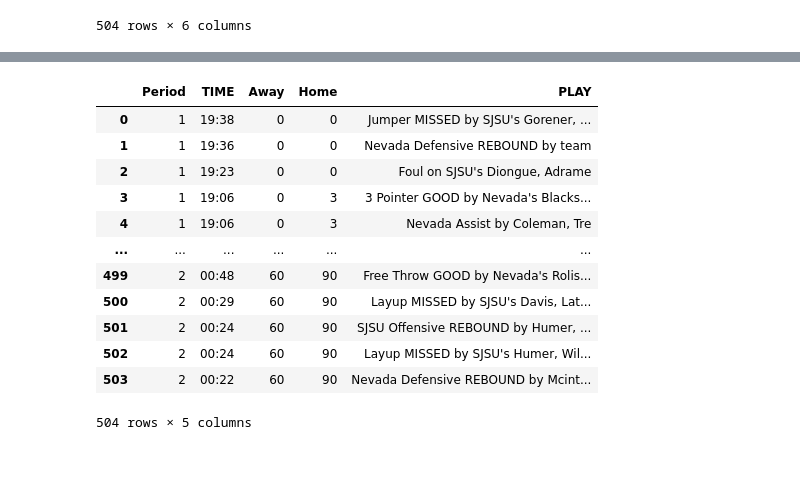
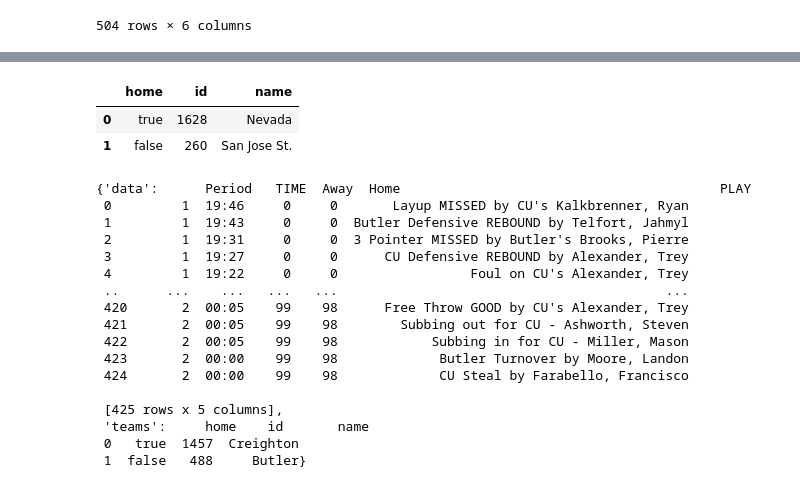
Before and after one commit to mdonahue263/NCAA_Markov, a Jupyter notebook: Get_and_Clean_Game.ipynb, the cells around one changed output, grey strips where cells are left out. Drawn from its saved outputs; the diff is of its cells as text; code cells hidden in the pictures; blank space fills up the shorter version.

Commit message:
Tested third game and moved PULL logic to py file

```diff
--- a/Get_and_Clean_Game.ipynb
+++ b/Get_and_Clean_Game.ipynb
@@ -217,6 +217,11 @@ def pull_game_v2(game_id):
 
     #pull data from json object
     meta_info = json_copy['meta']['teams']
+
+    team1 = [meta_info[0]['homeTeam'],meta_info[0]['id'],meta_info[0]['shortName']]
+    team2 = [meta_info[1]['homeTeam'],meta_info[1]['id'],meta_info[1]['shortName']]
+
+    team_data = pd.DataFrame([team1,team2],columns=['home','id','name'])
 
     game=json_copy['periods']
 
@@ -303,23 +308,13 @@ def pull_game_v2(game_id):
 
 
     box_score=box_score.reset_index(drop=True)
-    return box_score
+    return {'data': box_score, 'teams': team_data}
 # %%
 game2=pull_game_v2(6200081)
 # %%
-game2
+game2['teams']
 # %% [output]
-|  | Period | TIME | Away | Home | PLAY |
-| 0 | 1 | 19:38 | 0 | 0 | Jumper MISSED by SJSU's Gorener, ... |
-| 1 | 1 | 19:36 | 0 | 0 | Nevada Defensive REBOUND by team |
-| 2 | 1 | 19:23 | 0 | 0 | Foul on SJSU's Diongue, Adrame |
-| 3 | 1 | 19:06 | 0 | 3 | 3 Pointer GOOD by Nevada's Blacks... |
-| 4 | 1 | 19:06 | 0 | 3 | Nevada Assist by Coleman, Tre |
-| ... | ... | ... | ... | ... | ... |
-| 499 | 2 | 00:48 | 60 | 90 | Free Throw GOOD by Nevada's Rolis... |
-| 500 | 2 | 00:29 | 60 | 90 | Layup MISSED by SJSU's Davis, Lat... |
-| 501 | 2 | 00:24 | 60 | 90 | SJSU Offensive REBOUND by Humer, ... |
-| 502 | 2 | 00:24 | 60 | 90 | Layup MISSED by SJSU's Humer, Wil... |
-| 503 | 2 | 00:22 | 60 | 90 | Nevada Defensive REBOUND by Mcint... |
+|  | home | id | name |
+| 0 | true | 1628 | Nevada |
+| 1 | false | 260 | San Jose St. |
-504 rows × 5 columns
 # %%
@@ -326,0 +324,20 @@ game2.to_excel('Second_Sample_Game.xlsx',index=False)
+# %%
+game3
+# %% [output]
+{'data':      Period   TIME  Away  Home                                         PLAY
+ 0         1  19:46     0     0       Layup MISSED by CU's Kalkbrenner, Ryan
+ 1         1  19:43     0     0  Butler Defensive REBOUND by Telfort, Jahmyl
+ 2         1  19:31     0     0  3 Pointer MISSED by Butler's Brooks, Pierre
+ 3         1  19:27     0     0      CU Defensive REBOUND by Alexander, Trey
+ 4         1  19:22     0     0                 Foul on CU's Alexander, Trey
+ ..      ...    ...   ...   ...                                          ...
+ 420       2  00:05    99    98      Free Throw GOOD by CU's Alexander, Trey
+ 421       2  00:05    99    98        Subbing out for CU - Ashworth, Steven
+ 422       2  00:05    99    98            Subbing in for CU - Miller, Mason
+ 423       2  00:00    99    98             Butler Turnover by Moore, Landon
+ 424       2  00:00    99    98             CU Steal by Farabello, Francisco
+
+ [425 rows x 5 columns],
+ 'teams':     home    id       name
+ 0   true  1457  Creighton
+ 1  false   488     Butler}
```
Also changed, not shown: parts of 4 cells of this notebook, 10 other files.
